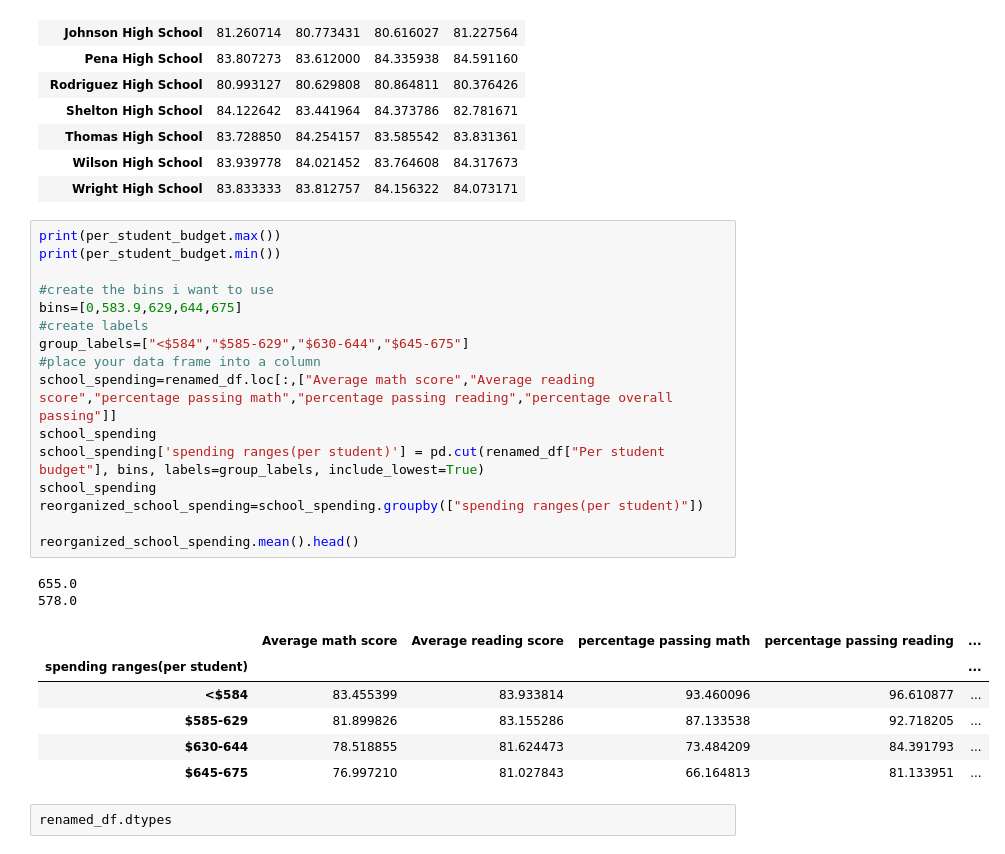
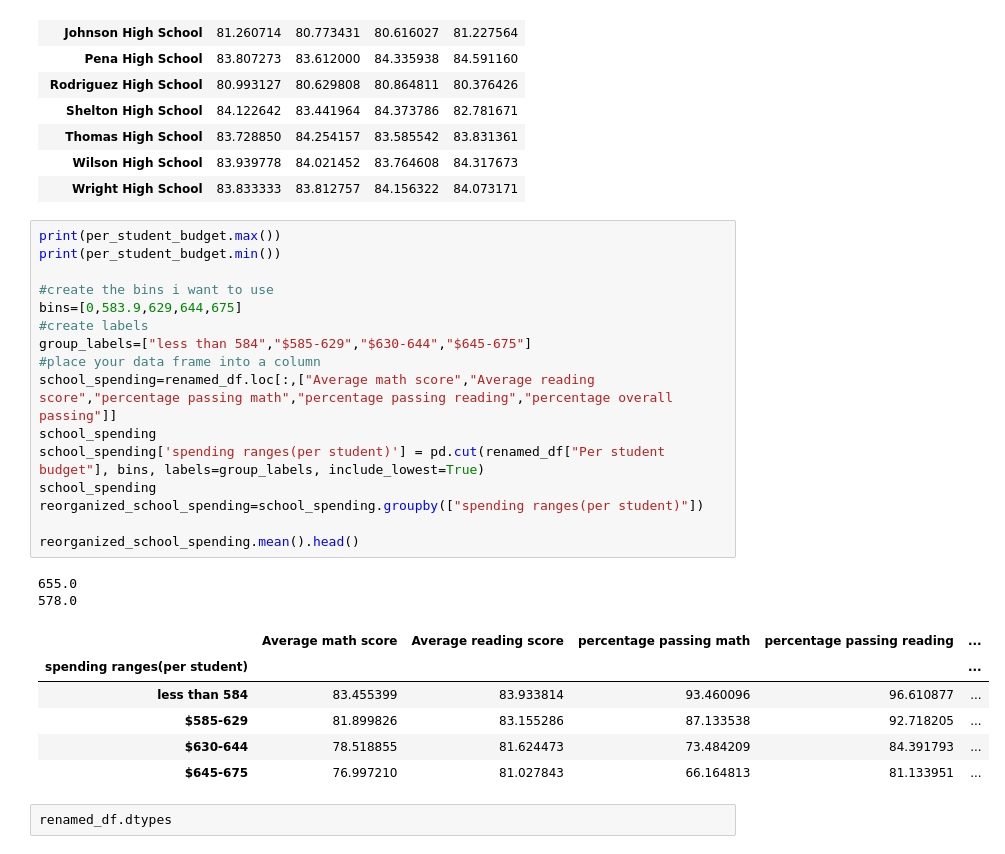
Before and after one commit to temidolan/Building-with-Pandas, a Jupyter notebook: PyCitySchool/New_HW.ipynb, the cells around one changed output. Drawn from its saved outputs; the diff is of its cells as text.

```diff
--- a/PyCitySchool/New_HW.ipynb
+++ b/PyCitySchool/New_HW.ipynb
@@ -422,25 +430,25 @@ Reading_grades_df
 # %%
 print(per_student_budget.max())
 print(per_student_budget.min())
 
 #create the bins i want to use
 bins=[0,583.9,629,644,675]
 #create labels
-group_labels=["<$584","$585-629","$630-644","$645-675"]
+group_labels=["less than 584","$585-629","$630-644","$645-675"]
 #place your data frame into a column
 school_spending=renamed_df.loc[:,["Average math score","Average reading score","percentage passing math","percentage passing reading","percentage overall passing"]]
 school_spending
 school_spending['spending ranges(per student)'] = pd.cut(renamed_df["Per student budget"], bins, labels=group_labels, include_lowest=True)
 school_spending
 reorganized_school_spending=school_spending.groupby(["spending ranges(per student)"])
 
 reorganized_school_spending.mean().head()
 # %% [output]
 655.0
 578.0
 |  | Average math score | Average reading score | percentage passing math | percentage passing reading | ... |
 | spending ranges(per student) |  |  |  |  | ... |
-| <$584 | 83.455399 | 83.933814 | 93.460096 | 96.610877 | ... |
+| less than 584 | 83.455399 | 83.933814 | 93.460096 | 96.610877 | ... |
 | $585-629 | 81.899826 | 83.155286 | 87.133538 | 92.718205 | ... |
 | $630-644 | 78.518855 | 81.624473 | 73.484209 | 84.391793 | ... |
 | $645-675 | 76.997210 | 81.027843 | 66.164813 | 81.133951 | ... |
```
Also changed, not shown: parts of 6 cells of this notebook.
